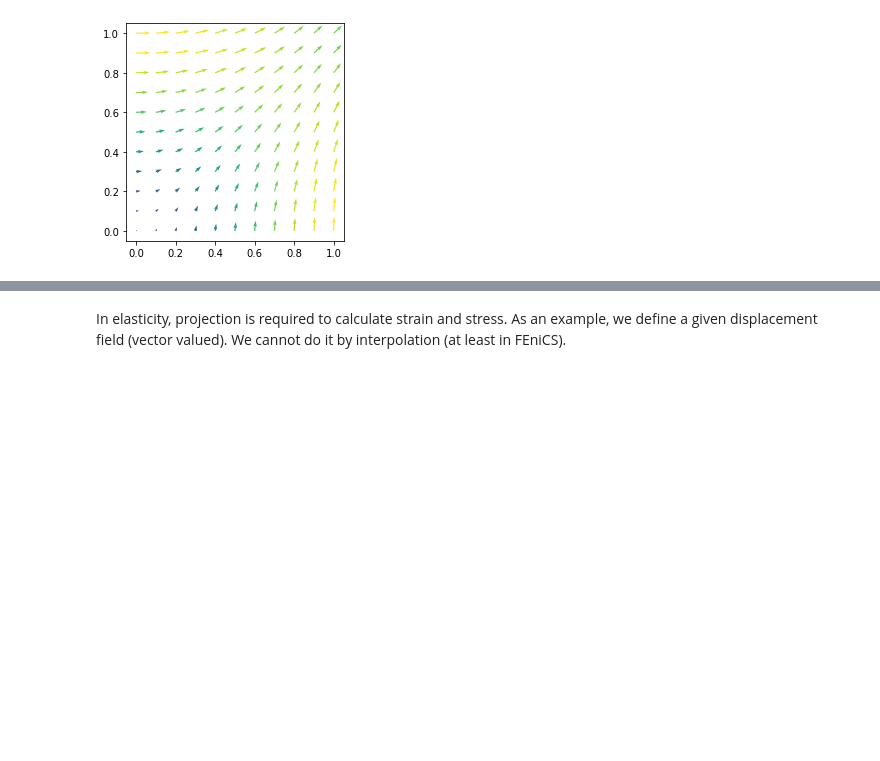
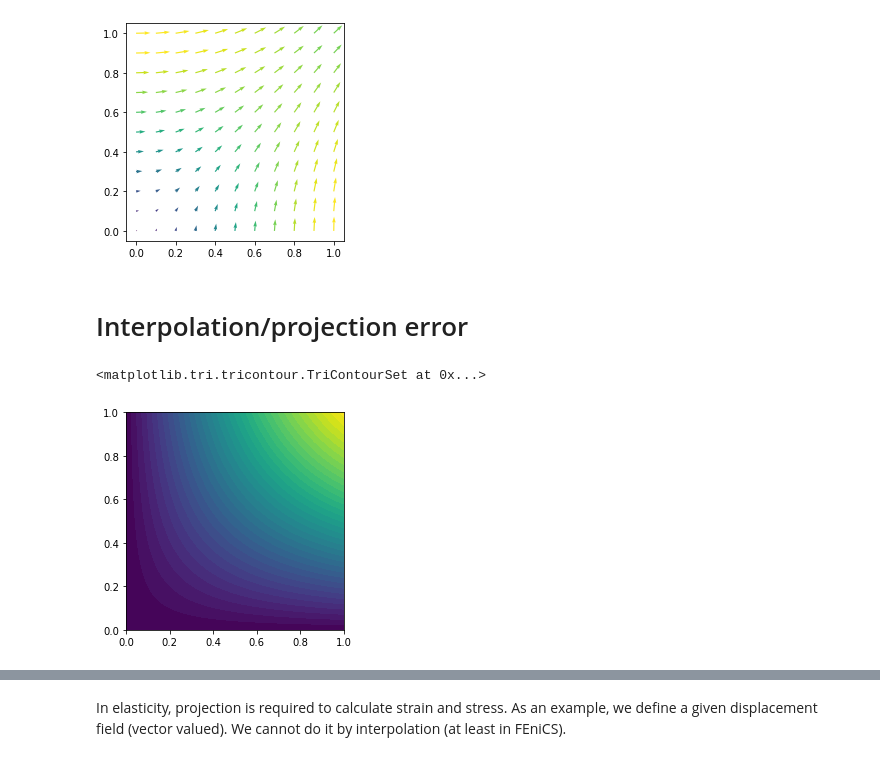
Before and after one commit to yanndaniel0027/MU5MES01-2020, a Jupyter notebook: 00-Intro/0.6-ProjectionInterpolation.ipynb, the cells around one changed output, grey strips where cells are left out. Drawn from its saved outputs; the diff is of its cells as text; code cells hidden in the pictures; blank space fills up the shorter version.

```diff
--- a/00-Intro/0.6-ProjectionInterpolation.ipynb
+++ b/00-Intro/0.6-ProjectionInterpolation.ipynb
@@ -163,3 +163,13 @@ dolfin.plot(gradf_proj_p1_coarse)
 plt.show()
 # %% [output]
 [figure]
+# %% [markdown]
+# Interpolation/projection error
+# %%
+f_proj = dolfin.project(f, P1)
+f_interp = dolfin.interpolate(f, P1)
+# %%
+dolfin.plot(f_proj)
+# %% [output]
+<matplotlib.tri.tricontour.TriContourSet at 0x...>
+[figure, added]
```
Also changed, not shown: parts of 12 cells of this notebook.
